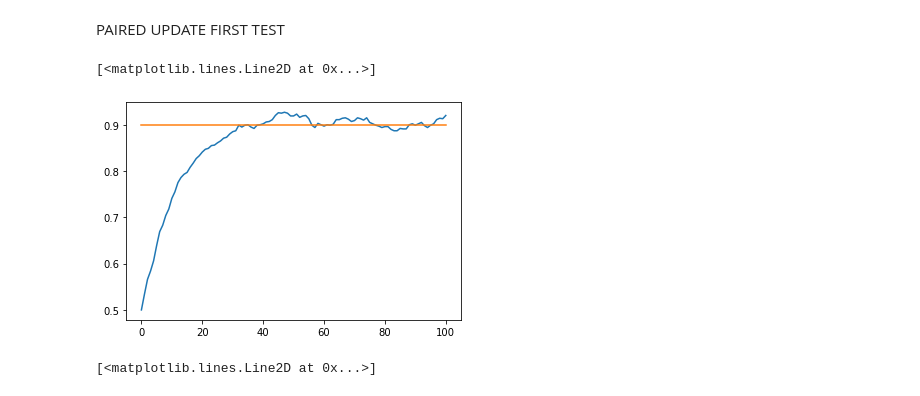
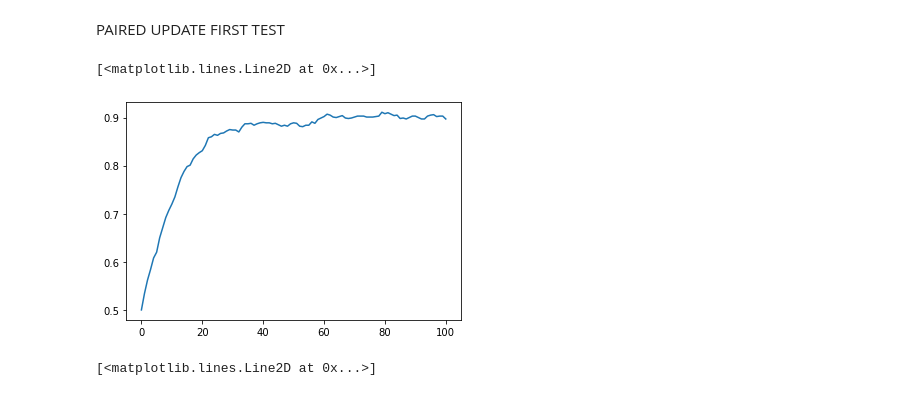
Before and after one commit to mrpogge/Urnings_project, a Jupyter notebook: main/urning_limits.ipynb, the cells around one changed output. Drawn from its saved outputs; the diff is of its cells as text; code cells hidden in the pictures.

```diff
--- a/main/urning_limits.ipynb
+++ b/main/urning_limits.ipynb
@@ -20,7 +20,7 @@ item_true_values = np.random.uniform(0.1, 0.9, n_items)
 #creating players and items
 players = []
 for i in range(n_player):
-    player = mu.Player(user_id = "Student", score = starting_score, urn_size = player_urn_sizes, true_value = 0.6, so_score=10)
+    player = mu.Player(user_id = "Student", score = starting_score, urn_size = player_urn_sizes, true_value = 0.6, so_score=2)
     players.append(player)
 
 items = []
@@ -33,3 +33,6 @@ for i in range(n_items):
 
 adaptive_rule = mu.Game_Type(adaptivity="n_adaptive", alg_type="Urnings2")
 adaptive_sim = mu.Urnings(players = players, items = items, game_type=adaptive_rule)
+adaptive_sim.play(n_games=n_sim, test=True)
+player.true_value = 0.6
+adaptive_sim.play(n_games=n_sim, test=True)
@@ -368,7 +389,7 @@ import numpy as np
 import main_urnings as mu
 #np.random.seed(12312312)
 #game settings
-n_player = 100
+n_player = 1000
 n_items = 1000
 starting_score = 5
 player_urn_sizes = 10
@@ -382,7 +403,8 @@ item_true_values = np.random.uniform(0.1, 0.9, n_items)
 #creating players and items
 players = []
 for i in range(n_player):
-    player = mu.Player(user_id = "normal", score = starting_score, urn_size = player_urn_sizes, true_value = 0.9)
+    pname = "player" + str(i)
+    player = mu.Player(user_id = pname, score = starting_score, urn_size = player_urn_sizes, true_value = 0.9)
     players.append(player)
 
 items = []
@@ -399,32 +421,28 @@ adaptive_sim.play(n_games=n_sim, test=True)
 # %%
 import matplotlib.pyplot as plt
 
 urnings_matrix = np.zeros((n_player, n_sim + 1))
 for pl in range(n_player):
-    if players[pl].user_id == "normal":
-        row = players[pl].container
-        urnings_matrix[pl,:] = row
-    elif players[pl].user_id == "reversed":
-        row = players[pl].urn_size - players[pl].container
-        urnings_matrix[pl,:] = row
+    row = players[pl].container
+    urnings_matrix[pl,:] = row
+
 
 
 col_means = np.mean(urnings_matrix, axis = 0) / player_urn_sizes
 col_var = np.std(urnings_matrix, axis = 0) / np.sqrt(n_player)
 
 col_lower = np.zeros(len(col_means))
 col_upper = np.zeros(len(col_means))
 for i in range(len(col_means)):
     confint = np.percentile(urnings_matrix[:,i] / player_urn_sizes, [10, 90])
     col_lower[i] = confint[0]
     col_upper[i] = confint[1]
 
 
 plt.plot(col_means)
-plt.plot(np.repeat(0.9, len(col_means)))
 # %% [output]
 [<matplotlib.lines.Line2D at 0x...>]
-[figure, old version]
+[figure, new version]
 # %%
 plt.plot(adaptive_sim.item_green_balls)
 # %% [output]
```
Also changed, not shown: parts of 15 cells of this notebook, 13 other files.
